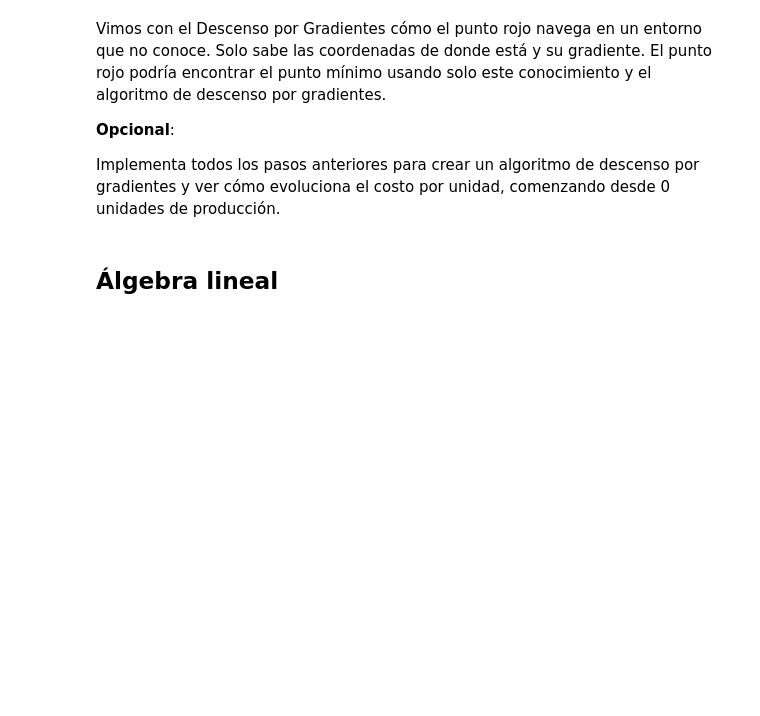
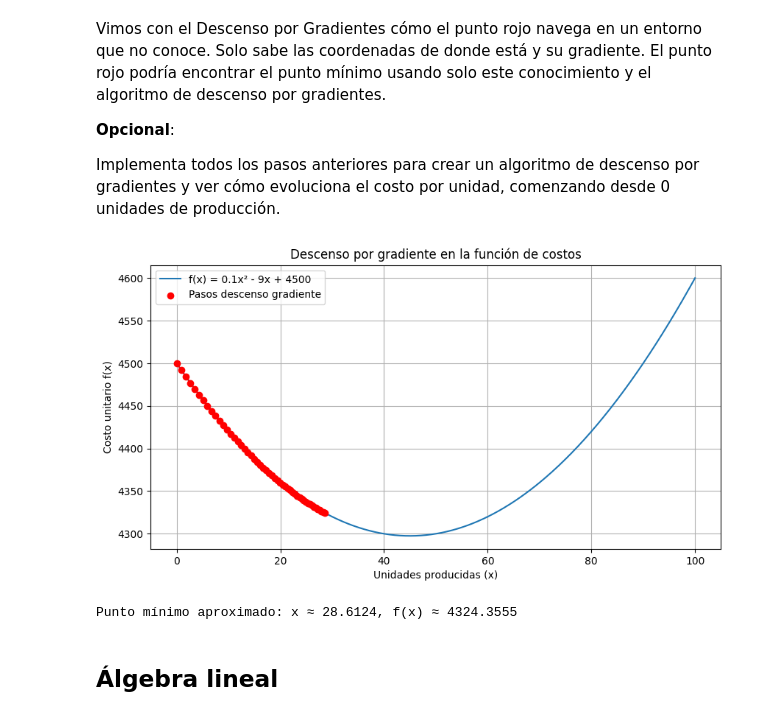
Before and after one commit to Yajaidy/calculus-and-algebra-problems-with-python, a Jupyter notebook: notebook/problems.es.ipynb, the cells around one changed output. Saved outputs shown, nothing was run; the diff lists cells and outputs as text; code cells hidden in the pictures; blank space fills up the shorter version.

```diff
--- a/notebook/problems.es.ipynb
+++ b/notebook/problems.es.ipynb
@@ -257,6 +383,58 @@ Vimos con el Descenso por Gradientes cómo el punto rojo navega en un entorno qu
 **Opcional**:
 
 Implementa todos los pasos anteriores para crear un algoritmo de descenso por gradientes y ver cómo evoluciona el costo por unidad, comenzando desde 0 unidades de producción.
+# %%
+import numpy as np
+import matplotlib.pyplot as plt
+
+# Función y derivada
+def f(x):
+    return 0.1*x**2 - 9*x + 4500
+
+def df(x):
+    return 0.2*x - 9
+
+# Parámetros
+x = 0               # punto inicial
+t_a = 0.1           # tasa de aprendizaje
+max_iter = 50       # número máximo de iteraciones
+tolerancia = 1e-6   # criterio de parada
+
+hist_x = [x]
+hist_y = [f(x)]
+
+# Descenso por gradiente
+for i in range(max_iter):
+    grad = df(x)
+    x_nuevo = x - t_a * grad
+
+    hist_x.append(x_nuevo)
+    hist_y.append(f(x_nuevo))
+
+    if abs(x_nuevo - x) < tolerancia:
+        break
+    x = x_nuevo
+
+# Gráfica de la función y el recorrido
+X = np.linspace(0, 100, 400)
+Y = f(X)
+
+plt.figure(figsize=(10,5))
+plt.plot(X, Y, label="f(x) = 0.1x² - 9x + 4500")
+plt.scatter(hist_x, hist_y, color="red", zorder=5, label="Pasos descenso gradiente")
+plt.plot(hist_x, hist_y, color="red", linestyle="--", alpha=0.7)
+plt.title("Descenso por gradiente en la función de costos")
+plt.xlabel("Unidades producidas (x)")
+plt.ylabel("Costo unitario f(x)")
+plt.legend()
+plt.grid(True)
+plt.show()
+
+# Mostrar resultados
+print(f"Punto mínimo aproximado: x ≈ {hist_x[-1]:.4f}, f(x) ≈ {hist_y[-1]:.4f}")
+# %% [output]
+[figure, added]
+Punto mínimo aproximado: x ≈ 28.6124, f(x) ≈ 4324.3555
 # %% [markdown]
 ## Álgebra lineal
 # %% [markdown]
```
Also changed, not shown: parts of 9 cells of this notebook.
